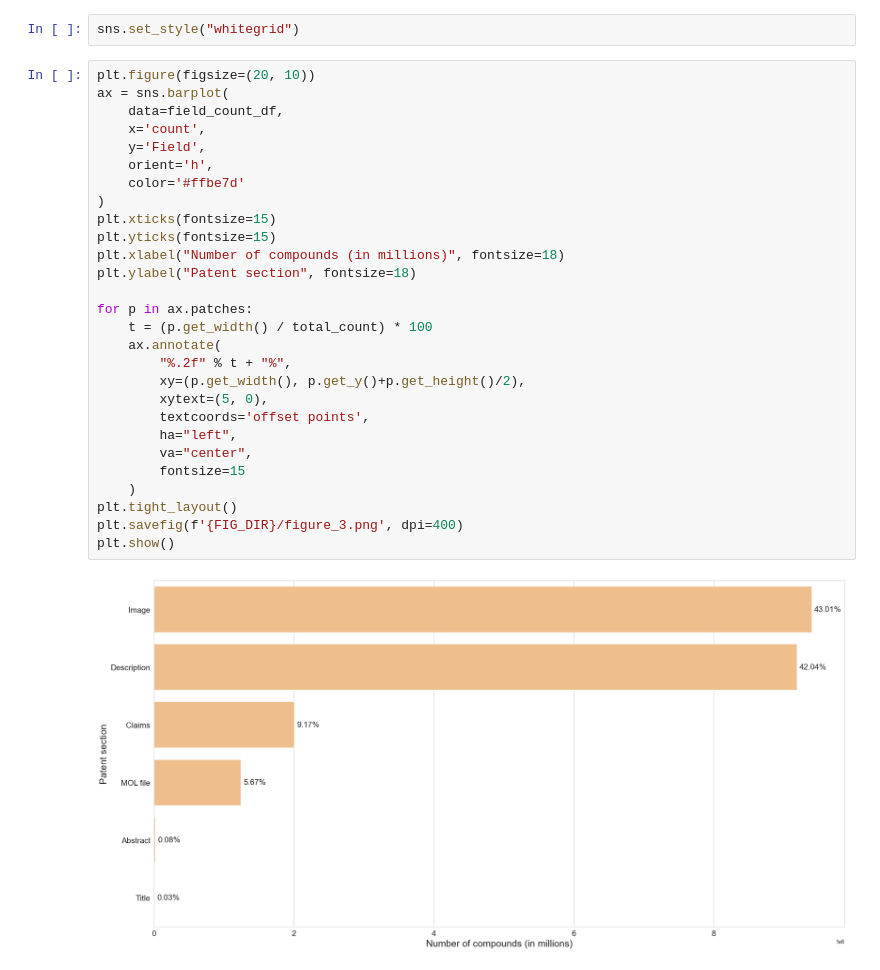
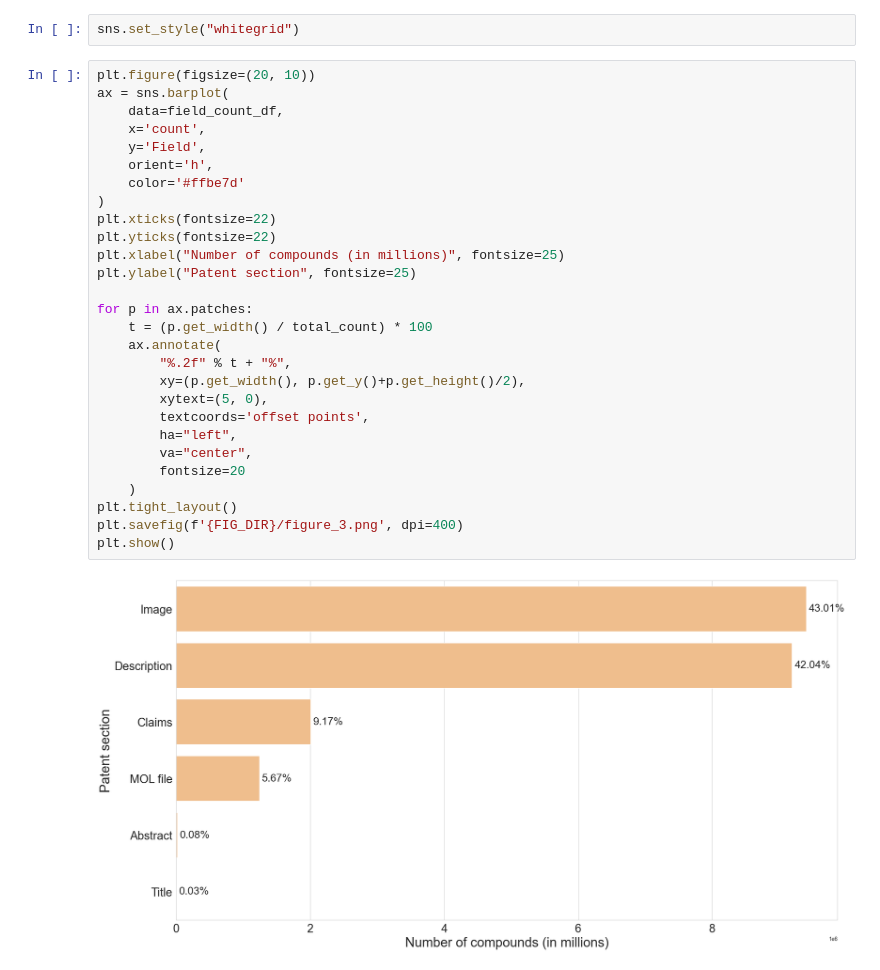
Before and after one commit to Fraunhofer-ITMP/patent-clinical-candidate-characteristics, a Jupyter notebook: notebooks/3_2_patent_findability.ipynb, the cells around one changed output. Cells and saved outputs as stored; diff of their text form.

Commit message:
update figure 3

```diff
--- a/notebooks/3_2_patent_findability.ipynb
+++ b/notebooks/3_2_patent_findability.ipynb
@@ -65,30 +65,30 @@ sns.set_style("whitegrid")
 # %%
 plt.figure(figsize=(20, 10))
 ax = sns.barplot(
     data=field_count_df,
     x='count',
     y='Field',
     orient='h',
     color='#ffbe7d'
 )
-plt.xticks(fontsize=15)
-plt.yticks(fontsize=15)
-plt.xlabel("Number of compounds (in millions)", fontsize=18)
-plt.ylabel("Patent section", fontsize=18)
+plt.xticks(fontsize=22)
+plt.yticks(fontsize=22)
+plt.xlabel("Number of compounds (in millions)", fontsize=25)
+plt.ylabel("Patent section", fontsize=25)
 
 for p in ax.patches:
     t = (p.get_width() / total_count) * 100
     ax.annotate(
         "%.2f" % t + "%",
         xy=(p.get_width(), p.get_y()+p.get_height()/2),
         xytext=(5, 0),
         textcoords='offset points',
         ha="left",
         va="center",
-        fontsize=15
+        fontsize=20
     )
 plt.tight_layout()
 plt.savefig(f'{FIG_DIR}/figure_3.png', dpi=400)
 plt.show()
 # %% [output]
-[figure, old version]
+[figure, new version]
```
Also changed, not shown: 1 other file.
